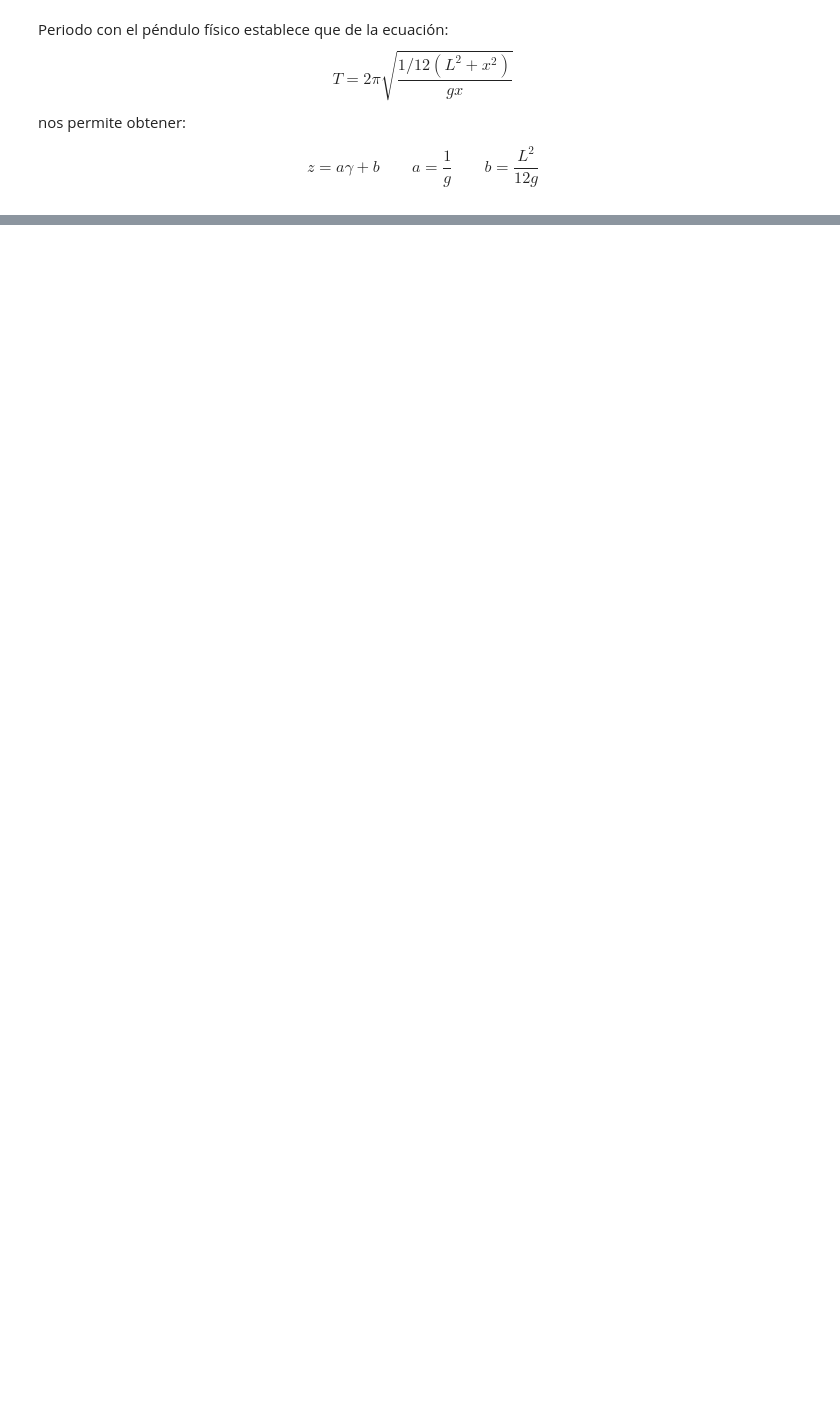
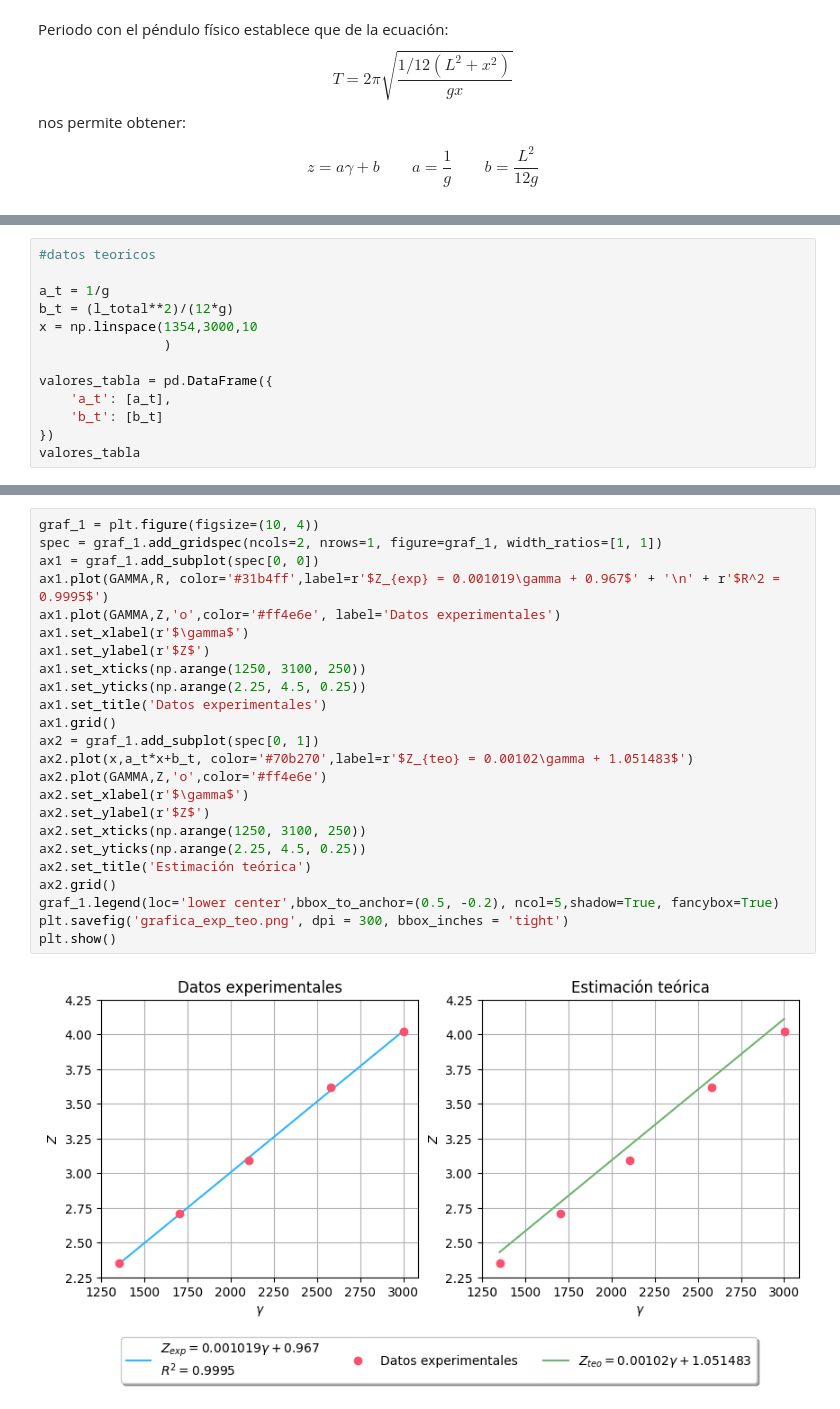
Before and after one commit to Juaan00/Laboratorios_mecanica_FEM, a Jupyter notebook: pendulo_2/tabla.ipynb, the cells around one changed output, grey strips where cells are left out. Saved outputs shown, nothing was run; the diff lists cells and outputs as text; blank space fills up the shorter version.

```diff
--- a/pendulo_2/tabla.ipynb
+++ b/pendulo_2/tabla.ipynb
@@ -106,0 +104,13 @@ plt.show()
+# %%
+#datos teoricos
+
+a_t = 1/g
+b_t = (l_total**2)/(12*g)
+x = np.linspace(1354,3000,10
+                )
+
+valores_tabla = pd.DataFrame({
+    'a_t': [a_t],
+    'b_t': [b_t]
+})
+valores_tabla
@@ -106,0 +135,26 @@ plt.show()
+# %%
+graf_1 = plt.figure(figsize=(10, 4))
+spec = graf_1.add_gridspec(ncols=2, nrows=1, figure=graf_1, width_ratios=[1, 1])
+ax1 = graf_1.add_subplot(spec[0, 0])
+ax1.plot(GAMMA,R, color='#31b4ff',label=r'$Z_{exp} = 0.001019\gamma + 0.967$' + '\n' + r'$R^2 = 0.9995$')
+ax1.plot(GAMMA,Z,'o',color='#ff4e6e', label='Datos experimentales')
+ax1.set_xlabel(r'$\gamma$')
+ax1.set_ylabel(r'$Z$')
+ax1.set_xticks(np.arange(1250, 3100, 250))
+ax1.set_yticks(np.arange(2.25, 4.5, 0.25))
+ax1.set_title('Datos experimentales')
+ax1.grid()
+ax2 = graf_1.add_subplot(spec[0, 1])
+ax2.plot(x,a_t*x+b_t, color='#70b270',label=r'$Z_{teo} = 0.00102\gamma + 1.051483$')
+ax2.plot(GAMMA,Z,'o',color='#ff4e6e')
+ax2.set_xlabel(r'$\gamma$')
+ax2.set_ylabel(r'$Z$')
+ax2.set_xticks(np.arange(1250, 3100, 250))
+ax2.set_yticks(np.arange(2.25, 4.5, 0.25))
+ax2.set_title('Estimación teórica')
+ax2.grid()
+graf_1.legend(loc='lower center',bbox_to_anchor=(0.5, -0.2), ncol=5,shadow=True, fancybox=True)
+plt.savefig('grafica_exp_teo.png', dpi = 300, bbox_inches = 'tight')
+plt.show()
+# %% [output]
+[figure, added]
```
Also changed, not shown: parts of 8 cells of this notebook, 1 other file.
